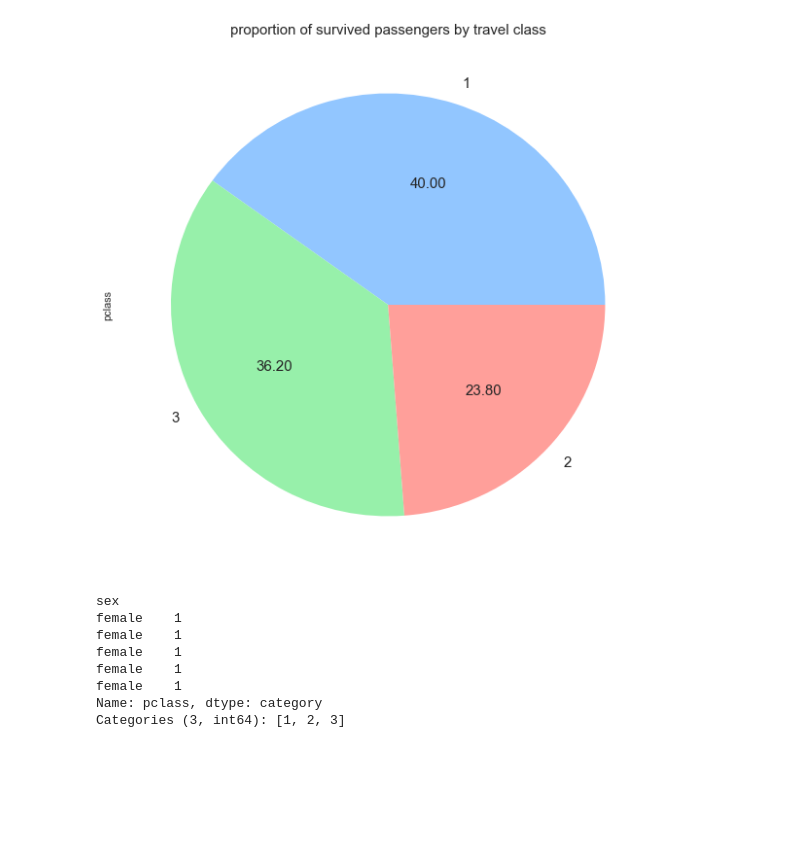
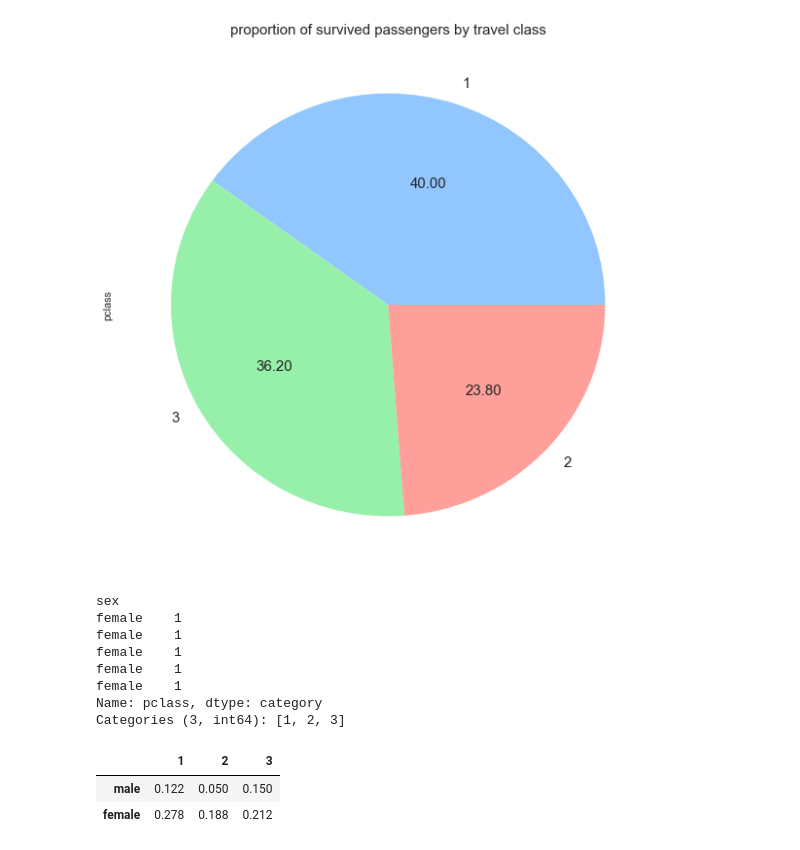
Before and after one commit to odorgergo/ada-rag, a Jupyter notebook: 01 - Pandas and Data Wrangling/Homework 1.ipynb, the cells around one changed output. Cells and saved outputs as stored; diff of their text form; code cells hidden in the pictures; blank space fills up the shorter version.

```diff
--- a/01 - Pandas and Data Wrangling/Homework 1.ipynb
+++ b/01 - Pandas and Data Wrangling/Homework 1.ipynb
@@ -290,3 +293,9 @@ df = pd.DataFrame({1:[male_counts[1],fem_counts[1]],
+# %%
+df.head()
+# %% [output]
+|  | 1 | 2 | 3 |
+| male | 0.122 | 0.050 | 0.150 |
+| female | 0.278 | 0.188 | 0.212 |
 # %%
 df.plot.bar(rot =1 , fontsize=10)
 plt.title('proportion of survived by sex and travel class', fontsize=15)
```
Also changed, not shown: parts of 10 cells of this notebook.
